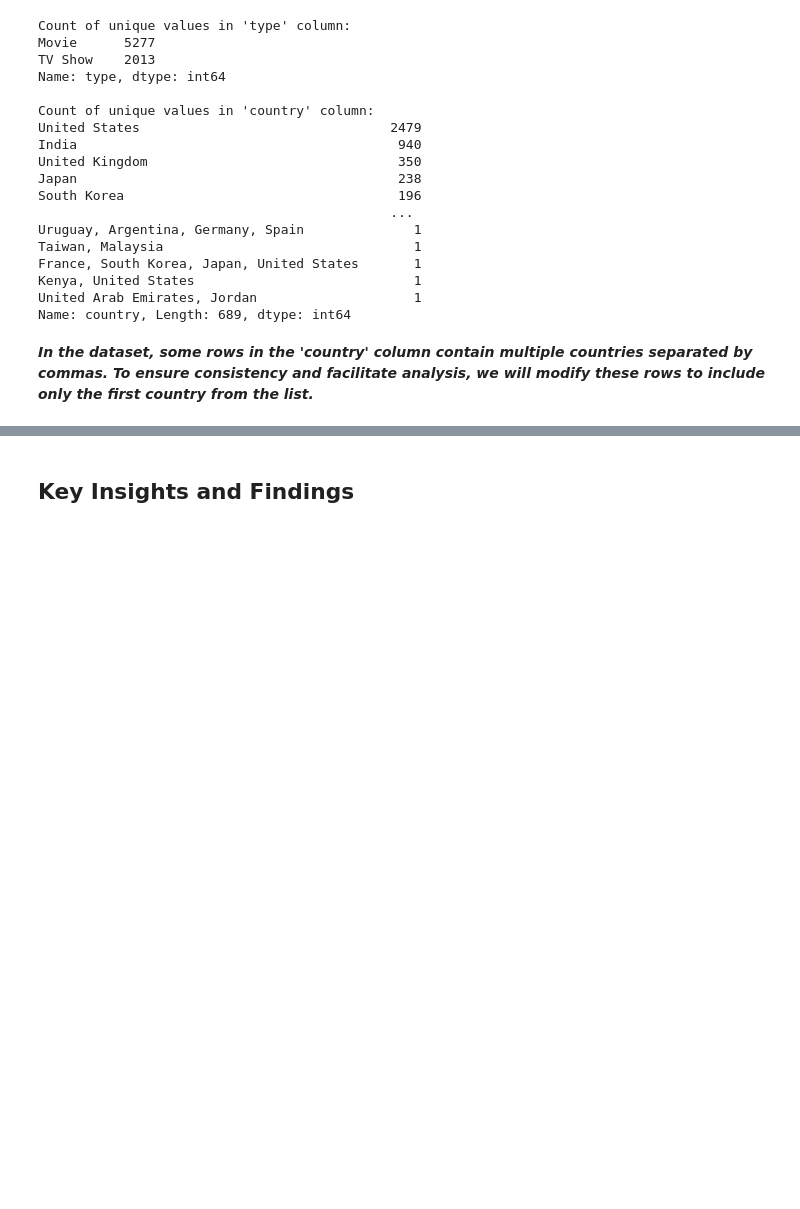
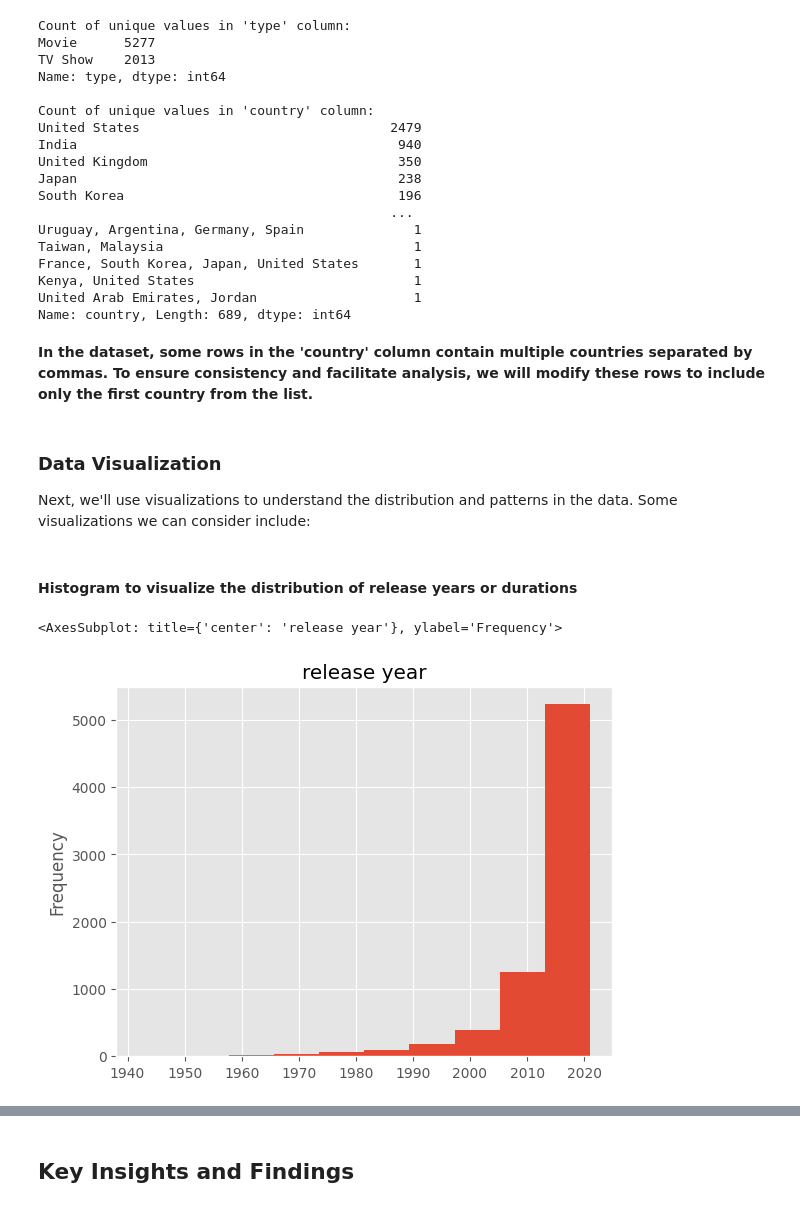
Before and after one commit to UUinc/exploratory-data-analysis-of-netflix-shows, a Jupyter notebook: exploratory-data-analysis-of-netflix-shows.ipynb, the cells around one changed output, grey strips where cells are left out. Drawn from its saved outputs; the diff is of its cells as text; code cells hidden in the pictures; blank space fills up the shorter version.

Commit message:
Kaggle Notebook | Exploratory Data Analysis of Netflix Shows | Version 3

```diff
--- a/exploratory-data-analysis-of-netflix-shows.ipynb
+++ b/exploratory-data-analysis-of-netflix-shows.ipynb
@@ -18,6 +18,10 @@ import numpy as np
 import pandas as pd
 import matplotlib.pyplot as plt
 import seaborn as sns
+from wordcloud import WordCloud
+
+#style plotlib as seaborn style
+plt.style.use('ggplot')
 # %% [markdown]
 ### Load the "Netflix Shows" dataset
 # %%
@@ -139,0 +124,4 @@ df.head()
+# %%
+df['duration'] = df['duration'].apply(lambda x: str(int(x.split()[0])*60*10) + ' min' if pd.notnull(x) and 'Season' in x else x)
+
+df['duration'].head()
@@ -191,8 +209,19 @@ Kenya, United States                            1
 United Arab Emirates, Jordan                    1
 Name: country, Length: 689, dtype: int64
 # %% [markdown]
-***In the dataset, some rows in the 'country' column contain multiple countries separated by commas. To ensure consistency and facilitate analysis, we will modify these rows to include only the first country from the list.***
+**In the dataset, some rows in the 'country' column contain multiple countries separated by commas. To ensure consistency and facilitate analysis, we will modify these rows to include only the first country from the list.**
 # %%
 for index, row in df.iterrows():
     countries = row['country'].split(',')[0]
     df.at[index, 'country'] = countries
+# %% [markdown]
+### Data Visualization
+
+Next, we'll use visualizations to understand the distribution and patterns in the data. Some visualizations we can consider include:
+# %% [markdown]
+#### Histogram to visualize the distribution of release years or durations
+# %%
+df['release_year'].plot(kind='hist', title='release year')
+# %% [output]
+<AxesSubplot: title={'center': 'release year'}, ylabel='Frequency'>
+[figure, added]
```
Also changed, not shown: parts of 30 cells of this notebook.
